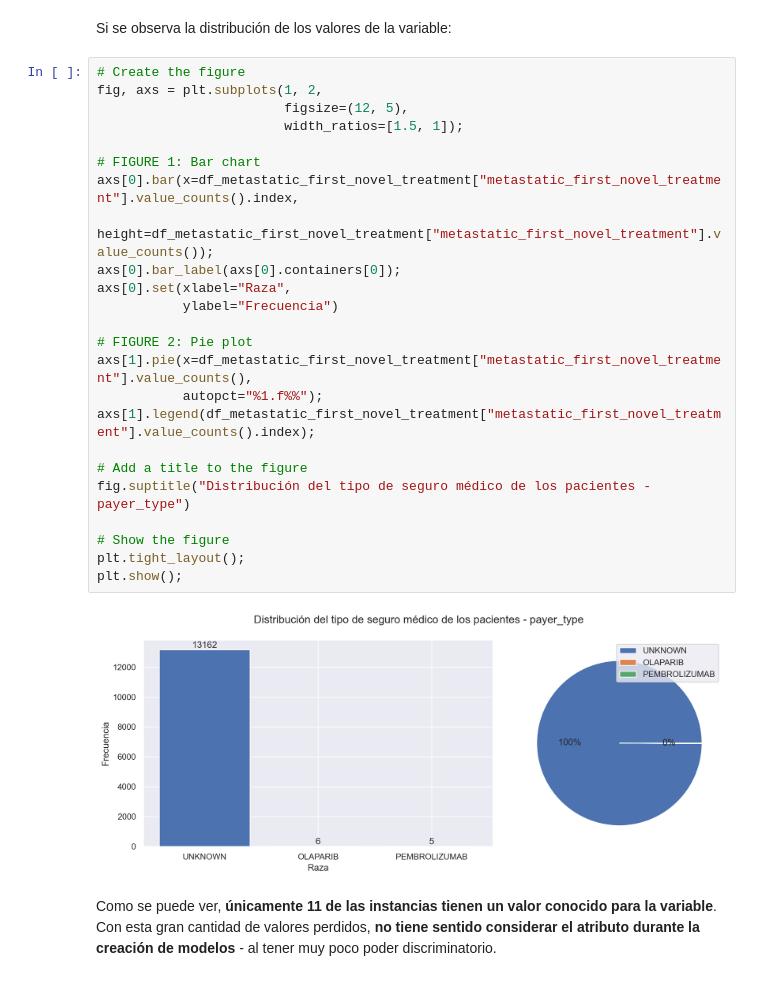
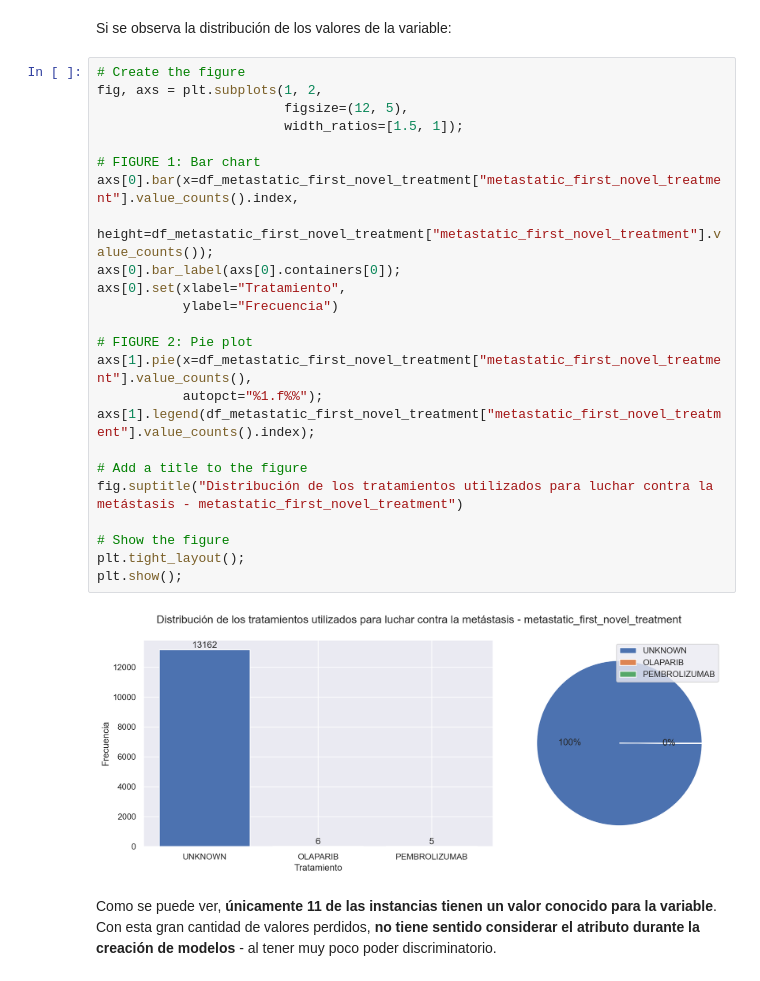
Before and after one commit to MoonDollLuna/cidaen_m5_thesis, a Jupyter notebook: TFM - Luna Jimenez Fernandez - Jupyter.ipynb, the cells around one changed output. Drawn from its saved outputs; the diff is of its cells as text.

```diff
--- a/TFM - Luna Jimenez Fernandez - Jupyter.ipynb
+++ b/TFM - Luna Jimenez Fernandez - Jupyter.ipynb
@@ -1203,28 +1206,28 @@ Si se observa la distribución de los valores de la variable:
 # %%
 # Create the figure
 fig, axs = plt.subplots(1, 2,
                         figsize=(12, 5),
                         width_ratios=[1.5, 1]);
 
 # FIGURE 1: Bar chart
 axs[0].bar(x=df_metastatic_first_novel_treatment["metastatic_first_novel_treatment"].value_counts().index,
            height=df_metastatic_first_novel_treatment["metastatic_first_novel_treatment"].value_counts());
 axs[0].bar_label(axs[0].containers[0]);
-axs[0].set(xlabel="Raza",
+axs[0].set(xlabel="Tratamiento",
            ylabel="Frecuencia")
 
 # FIGURE 2: Pie plot
 axs[1].pie(x=df_metastatic_first_novel_treatment["metastatic_first_novel_treatment"].value_counts(),
            autopct="%1.f%%");
 axs[1].legend(df_metastatic_first_novel_treatment["metastatic_first_novel_treatment"].value_counts().index);
 
 # Add a title to the figure
-fig.suptitle("Distribución del tipo de seguro médico de los pacientes - payer_type")
+fig.suptitle("Distribución de los tratamientos utilizados para luchar contra la metástasis - metastatic_first_novel_treatment")
 
 # Show the figure
 plt.tight_layout();
 plt.show();
 # %% [output]
-[figure, old version]
+[figure, new version]
 # %% [markdown]
 Como se puede ver, **únicamente 11 de las instancias tienen un valor conocido para la variable**. Con esta gran cantidad de valores perdidos, **no tiene sentido considerar el atributo durante la creación de modelos** - al tener muy poco poder discriminatorio.
```
Also changed, not shown: parts of 20 cells of this notebook.
